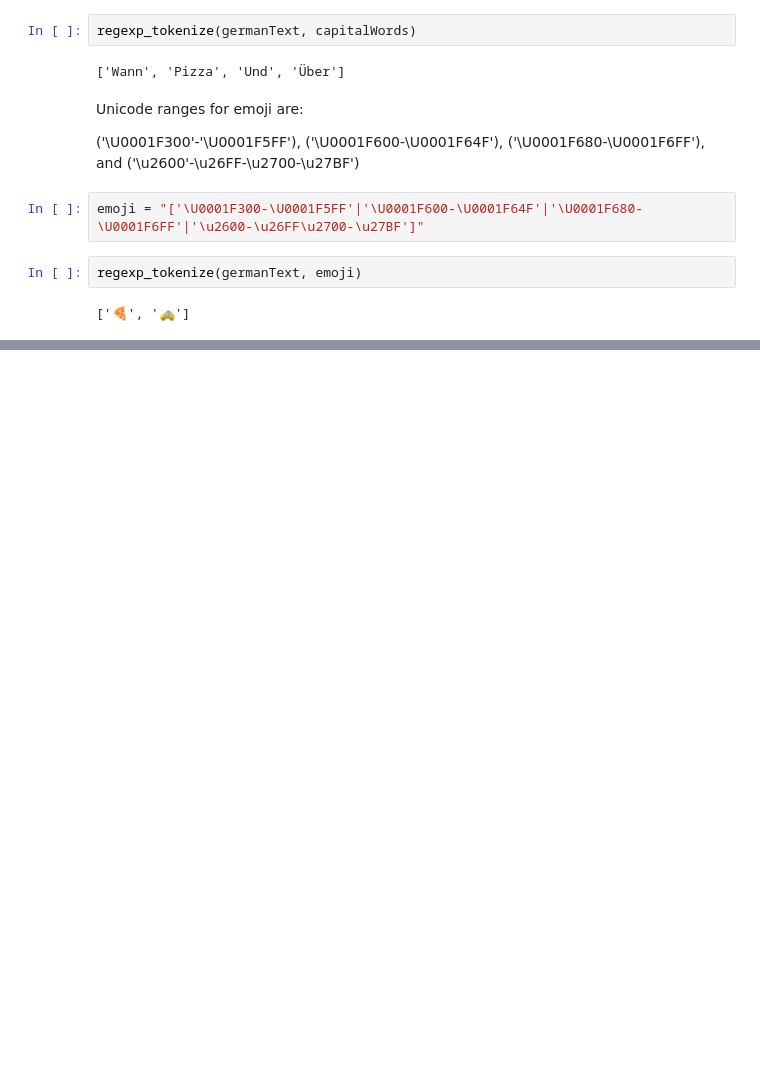
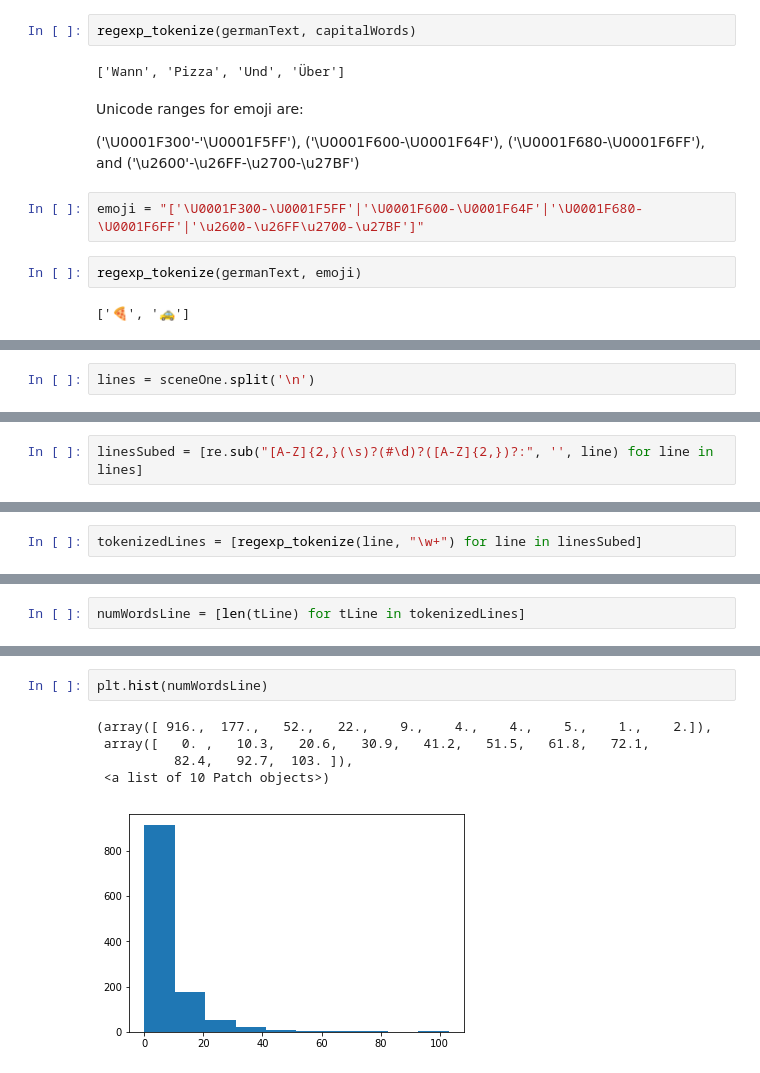
Before and after one commit to sushant2811/NLPandDeepLearning, a Jupyter notebook: NLP.ipynb, the cells around one changed output, grey strips where cells are left out. Cells and saved outputs as stored; diff of their text form; blank space fills up the shorter version.

Commit message:
histogram of number of words in a line in the text

```diff
--- a/NLP.ipynb
+++ b/NLP.ipynb
@@ -403,0 +412,2 @@ regexp_tokenize(germanText, emoji)
+# %%
+lines = sceneOne.split('\n')
@@ -403,0 +448,2 @@ regexp_tokenize(germanText, emoji)
+# %%
+linesSubed = [re.sub("[A-Z]{2,}(\s)?(#\d)?([A-Z]{2,})?:", '', line) for line in lines]
@@ -403,0 +470,2 @@ regexp_tokenize(germanText, emoji)
+# %%
+tokenizedLines = [regexp_tokenize(line, "\w+") for line in linesSubed]
@@ -403,0 +492,2 @@ regexp_tokenize(germanText, emoji)
+# %%
+numWordsLine = [len(tLine) for tLine in tokenizedLines]
@@ -403,0 +514,8 @@ regexp_tokenize(germanText, emoji)
+# %%
+plt.hist(numWordsLine)
+# %% [output]
+(array([ 916.,  177.,   52.,   22.,    9.,    4.,    4.,    5.,    1.,    2.]),
+ array([   0. ,   10.3,   20.6,   30.9,   41.2,   51.5,   61.8,   72.1,
+          82.4,   92.7,  103. ]),
+ <a list of 10 Patch objects>)
+[figure, added]
```
Also changed, not shown: parts of 12 cells of this notebook.
